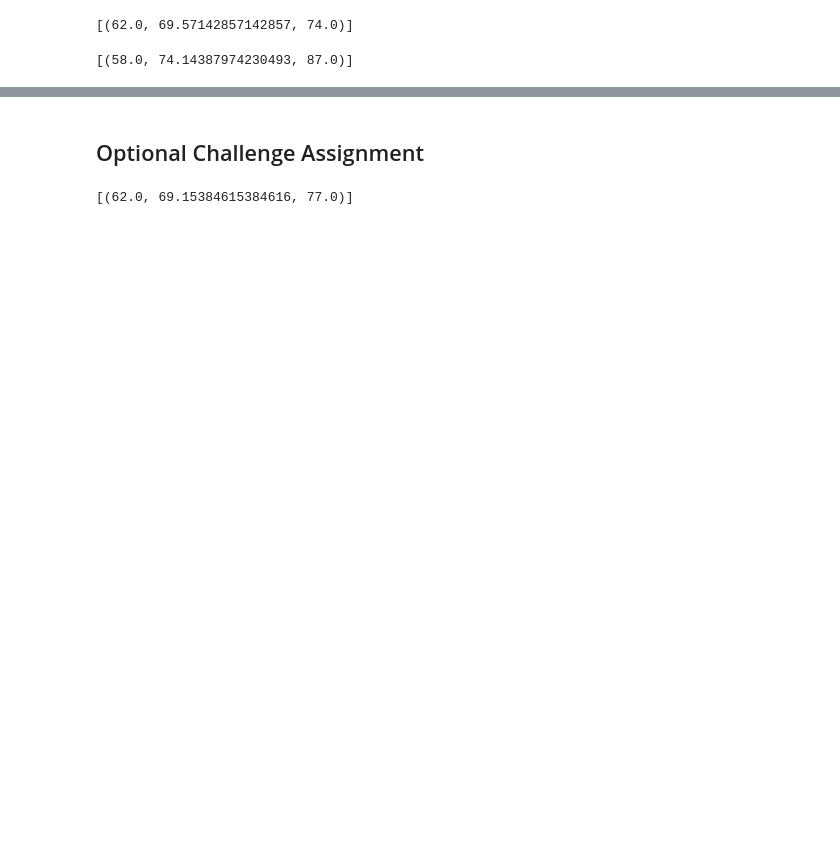
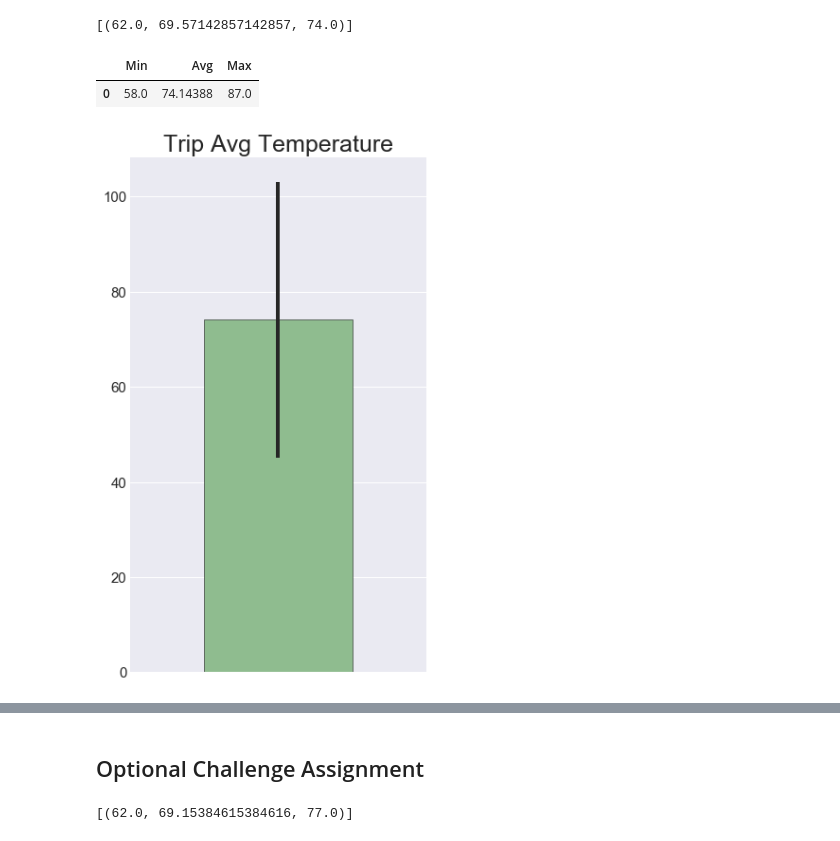
Before and after one commit to mldebaker/SQL-Alchemy-Challenge, a Jupyter notebook: Surfs_Up/climate_starter.ipynb, the cells around one changed output, grey strips where cells are left out. Drawn from its saved outputs; the diff is of its cells as text; code cells hidden in the pictures; blank space fills up the shorter version.

```diff
--- a/Surfs_Up/climate_starter.ipynb
+++ b/Surfs_Up/climate_starter.ipynb
@@ -195,6 +196,4 @@ print(calc_temps('2012-02-28', '2012-03-05'))
 # %%
 # Use your previous function `calc_temps` to calculate the tmin, tavg, and tmax
 # for your trip using the previous year's data for those same dates.
-previous_year = print(calc_temps('2016-8-23', '2017-08-23'))
+previous_year = calc_temps('2016-8-23', '2017-08-23')
-# %% [output]
-[(58.0, 74.14387974230493, 87.0)]
@@ -205,0 +200,17 @@ previous_year = print(calc_temps('2016-8-23', '2017-08-23'))
+# %%
+# Create Data Frame For plot
+year_temp = pd.DataFrame(previous_year, columns=["Min", "Avg", "Max"])
+year_temp.head()
+# %% [output]
+|  | Min | Avg | Max |
+| 0 | 58.0 | 74.14388 | 87.0 |
+# %%
+# Plot the results from your previous query as a bar chart for avg.
+year_temp["Avg"].plot.bar(yerr=87-58, colors=colors, edgecolor="black", figsize=(5,10))
+plt.title("Trip Avg Temperature", fontsize=(25))
+plt.yticks(fontsize=(15))
+plt.xticks([])
+# Save Png
+plt.savefig('Images/Trip_AVG_Temp.png')
+# %% [output]
+[figure, added]
```
Also changed, not shown: parts of 7 cells of this notebook, 5 other files.
